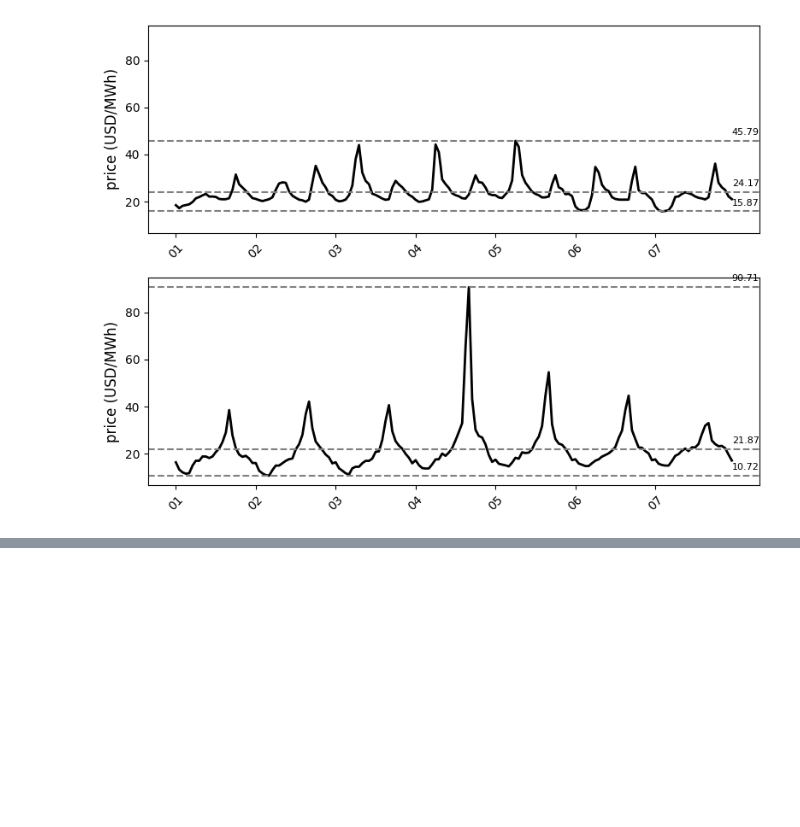
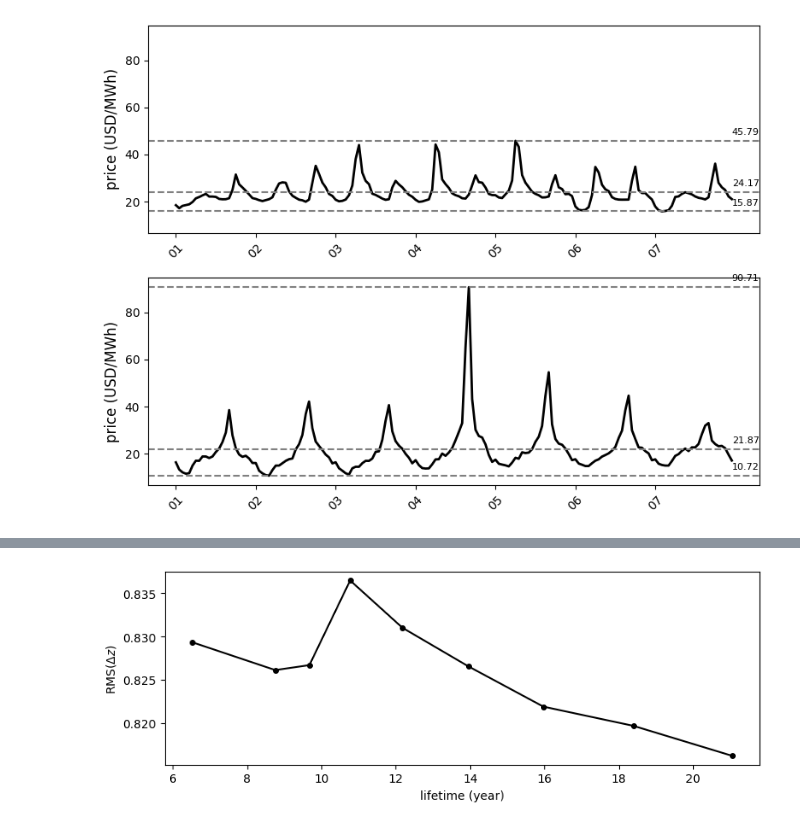
Before and after one commit to Captain-Noble/aging_aware_battery_control, a Jupyter notebook: arbitrage/arbitrage.ipynb, the cells around one changed output, grey strips where cells are left out. Saved outputs shown, nothing was run; the diff lists cells and outputs as text; code cells hidden in the pictures; blank space fills up the shorter version.

```diff
--- a/arbitrage/arbitrage.ipynb
+++ b/arbitrage/arbitrage.ipynb
@@ -466,0 +532,21 @@ plt.show()
+# %%
+# ─── 平滑器的 Δz 均方根 ───
+rms_delta_z = np.array([
+    np.sqrt(np.mean(cv['tilde_delta_q']**2))
+    for cv in cvs
+])
+
+file_name = 'tradeoff_curve_smoothing.pdf'
+file_path = os.path.join(output_dir, file_name)
+fig, ax = plt.subplots(1, 1, figsize=(8, 3))
+ax.plot(lifetimes, rms_delta_z,
+        color='black', linestyle='solid',
+        marker='o', markersize=4)
+ax.set_xlabel('lifetime (year)')
+ax.set_ylabel(r'RMS($\Delta z$)')
+ax.grid(False)
+fig.tight_layout()
+# fig.savefig(file_path, bbox_inches='tight')
+plt.show()
+# %% [output]
+[figure, added]
```
Also changed, not shown: parts of 8 cells of this notebook, 4 other files.
